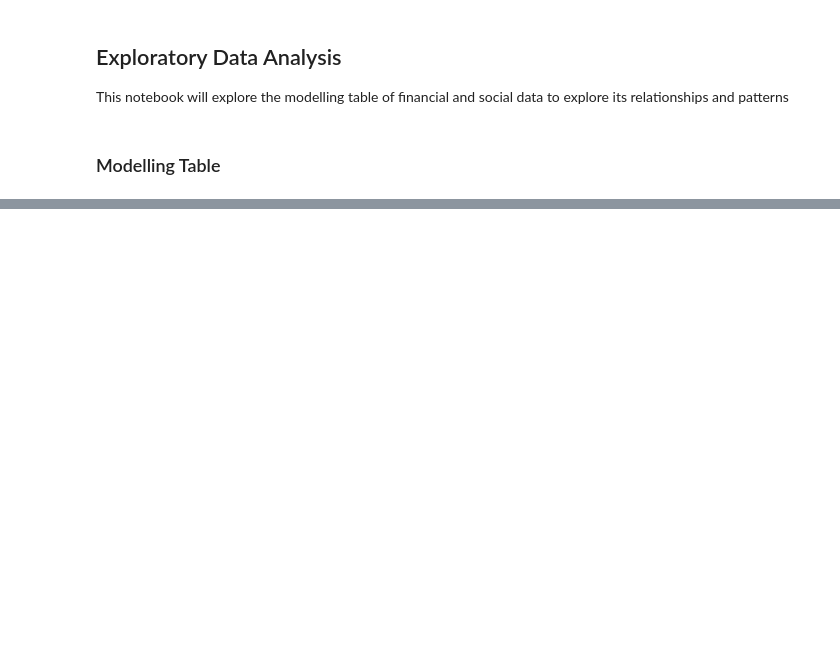
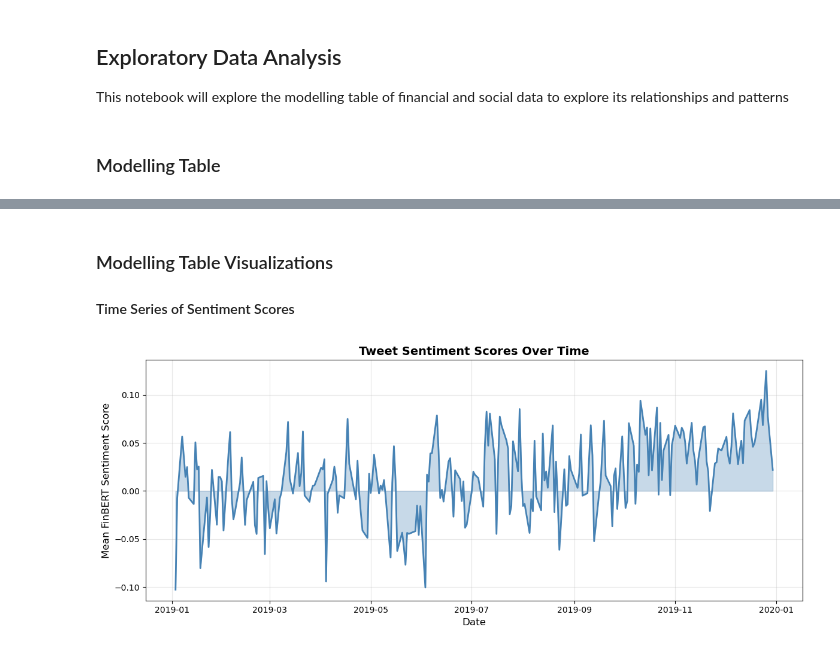
Before and after one commit to JakeCallcut/market-sector-sentiment-model, a Jupyter notebook: notebooks/EDA.ipynb, the cells around one changed output, grey strips where cells are left out. Drawn from its saved outputs; the diff is of its cells as text; code cells hidden in the pictures; blank space fills up the shorter version.

Commit message:
logistic regression redo and EDA

```diff
--- a/notebooks/EDA.ipynb
+++ b/notebooks/EDA.ipynb
@@ -1,9 +1,15 @@
 # %%
 import pandas as pd
 import matplotlib.pyplot as plt
+import numpy as np
 
-TABLE_PATH = "../data/results/modelling_table.csv"
-df = pd.read_csv(TABLE_PATH, index_col="date")
+# define file paths
+MODEL_TABLE_PATH = "../data/results/modelling_table.csv"
+MNLG_TABLE_PATH = "../data/results/mn_logreg_evaluation.csv"
+
+# load datasets
+model_df = pd.read_csv(MODEL_TABLE_PATH, index_col="date")  # main modelling table with sentiment and returns
+mnlg_df = pd.read_csv(MNLG_TABLE_PATH)  # multinomial logistic regression evaluation metrics
 # %% [markdown]
 ## Exploratory Data Analysis
 This notebook will explore the modelling table of financial and social data to explore its relationships and patterns
@@ -45,0 +55,23 @@ df["mean_fb_score"].plot(kind="barh", title="Mean Sentiment Score over time", ax
+# %% [markdown]
+### Modelling Table Visualizations
+
+#### Time Series of Sentiment Scores
+# %%
+# convert date index to datetime for proper plotting
+model_df.index = pd.to_datetime(model_df.index)
+
+# create time series plot of sentiment scores
+fig, ax = plt.subplots(figsize=(12, 5))
+ax.plot(model_df.index, model_df['mean_fb_score'], linewidth=2, color='steelblue')
+ax.fill_between(model_df.index, model_df['mean_fb_score'], alpha=0.3, color='steelblue')
+
+# format axes and add labels
+ax.set_xlabel('Date', fontsize=12)
+ax.set_ylabel('Mean FinBERT Sentiment Score', fontsize=12)
+ax.set_title('Tweet Sentiment Scores Over Time', fontsize=14, fontweight='bold')
+ax.grid(True, alpha=0.3)
+
+fig.tight_layout()
+plt.show()
+# %% [output]
+[figure, added]
```
Also changed, not shown: parts of 10 cells of this notebook, 2 other files.
